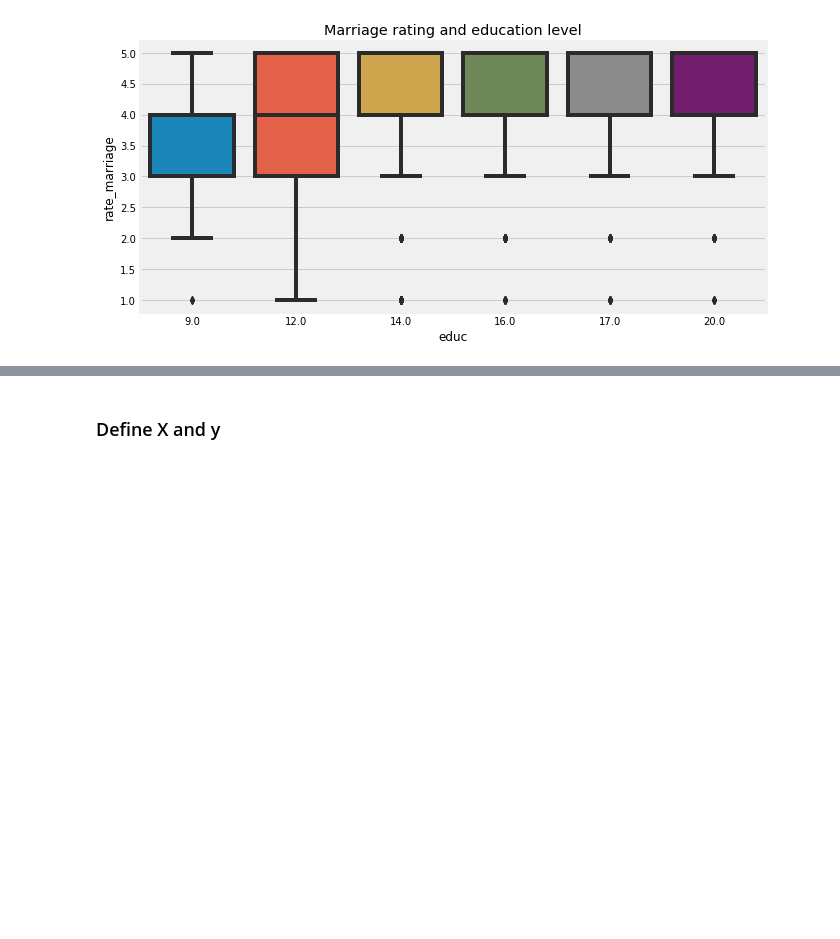
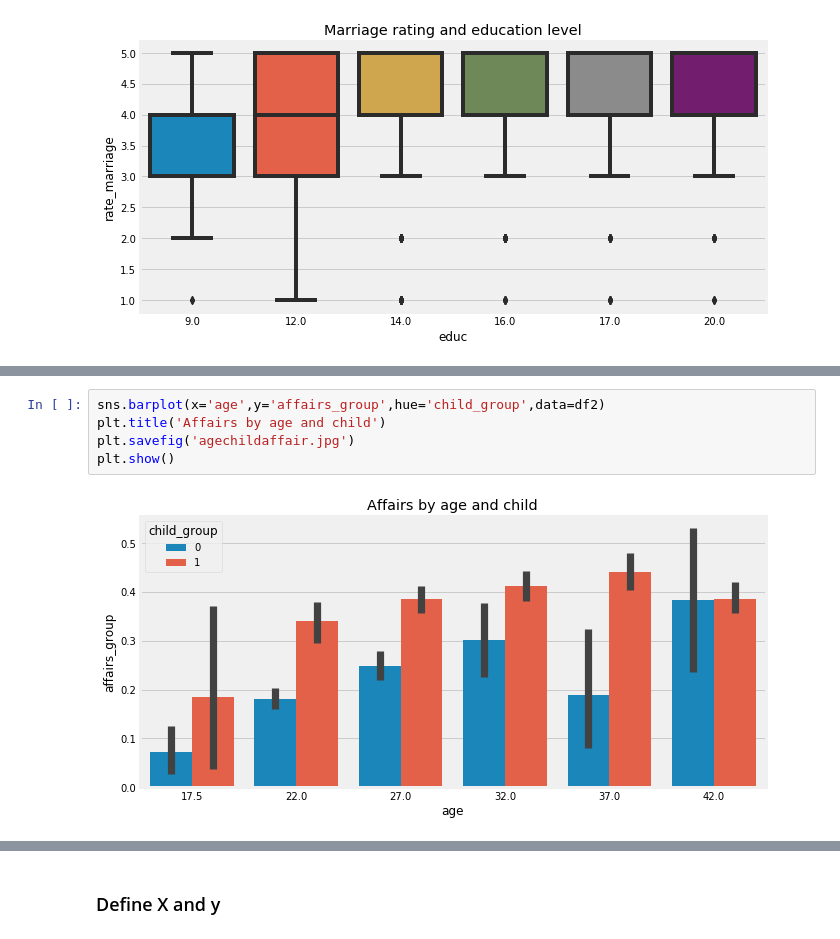
Before and after one commit to norvin2002/ga-data-science, a Jupyter notebook: Final Project ExtraM2-1.ipynb, the cells around one changed output, grey strips where cells are left out. Drawn from its saved outputs; the diff is of its cells as text; blank space fills up the shorter version.

```diff
--- a/Final Project ExtraM2-1.ipynb
+++ b/Final Project ExtraM2-1.ipynb
@@ -327,0 +341,7 @@ plt.show()
+# %%
+sns.barplot(x='age',y='affairs_group',hue='child_group',data=df2)
+plt.title('Affairs by age and child')
+plt.savefig('agechildaffair.jpg')
+plt.show()
+# %% [output]
+[figure, added]
```
Also changed, not shown: parts of 31 cells of this notebook.
